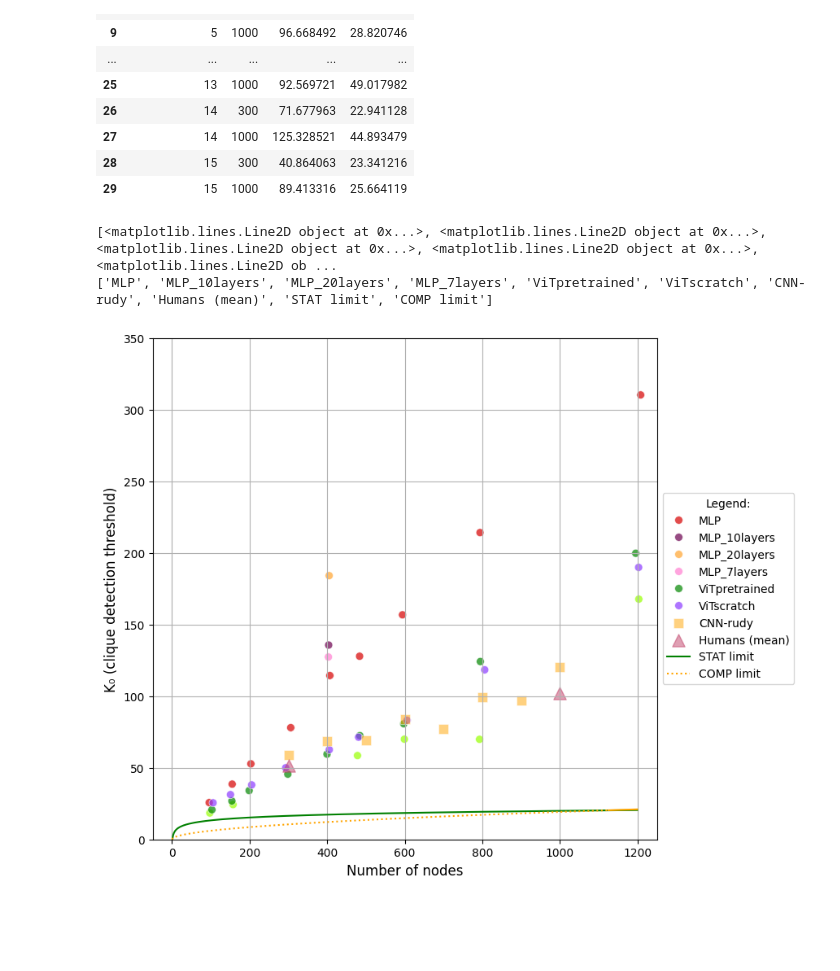
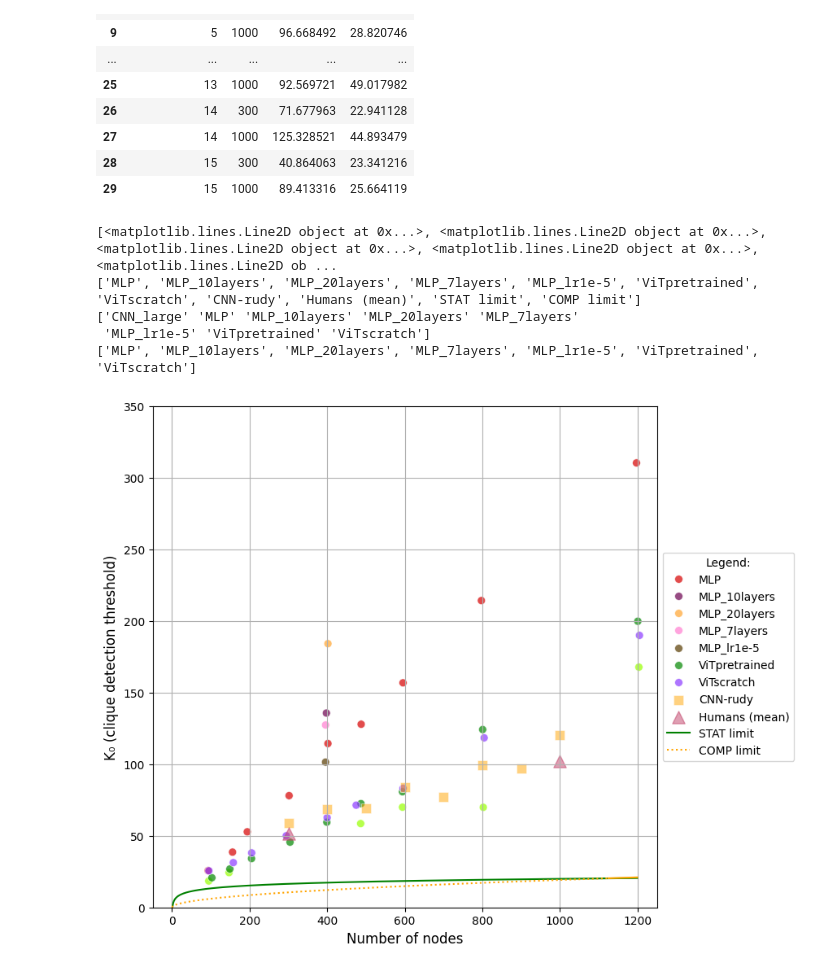
Before and after one commit to danieletirinnanzi/HUPLACLIP-analysis, a Jupyter notebook: data_analysis/HUPLACLIP-combined-analysis.ipynb, the cells around one changed output. Drawn from its saved outputs; the diff is of its cells as text; code cells hidden in the pictures; blank space fills up the shorter version.

```diff
--- a/data_analysis/HUPLACLIP-combined-analysis.ipynb
+++ b/data_analysis/HUPLACLIP-combined-analysis.ipynb
@@ -444,7 +445,7 @@ class MachinesAnalysisPipeline:
         self.experiment_name = experiment_name
 
         # Define names of all models
-        model_names = ['MLP', 'ViTscratch', 'ViTpretrained', 'Variance_test', 'CNN_large', 'MLP_7layers', 'MLP_10layers', 'MLP_20layers']   # ADD MODEL NAMES HERE AND IN PALETTE BELOW
+        model_names = ['MLP', 'ViTscratch', 'ViTpretrained', 'Variance_test', 'CNN_large', 'MLP_7layers', 'MLP_10layers', 'MLP_20layers', 'MLP_lr1e-5']   # ADD MODEL NAMES HERE AND IN PALETTE BELOW
         # defining custom palette:
         machines_palette = {
             'MLP': sns.color_palette(cc.glasbey, len(model_names))[0],
@@ -454,7 +455,8 @@ class MachinesAnalysisPipeline:
             'CNN_large': sns.color_palette(cc.glasbey, len(model_names))[4],
             'MLP_7layers': sns.color_palette(cc.glasbey, len(model_names))[5],
             'MLP_10layers': sns.color_palette(cc.glasbey, len(model_names))[6],
-            'MLP_20layers': sns.color_palette(cc.glasbey, len(model_names))[7]
+            'MLP_20layers': sns.color_palette(cc.glasbey, len(model_names))[7],
+            'MLP_lr1e-5': sns.color_palette(cc.glasbey, len(model_names))[8]
         }
         self.machines_palette = machines_palette
 
@@ -736,6 +738,15 @@ class MachinesAnalysisPipeline:
 
         # Set title:
         ax.set_title('Machines: K₀ as a function of N', size=14)
+
+        # Save plot as high resolution svg:
+        # - Without variance test
+        plt.savefig(f'./plots/{self.experiment_name}/machines/machines-graph_{self.experiment_name}.svg', dpi=300, bbox_inches="tight")
+        plt.savefig(f'./plots/{self.experiment_name}/machines/machines-graph_{self.experiment_name}.png', dpi=300, bbox_inches="tight")
+        # - With variance test
+        # plt.savefig(f'./plots/{self.experiment_name}/machines/machines-graph_{self.experiment_name}_Variance-test.svg', dpi=300, bbox_inches="tight")
+        # plt.savefig(f'./plots/{self.experiment_name}/machines/machines-graph_{self.experiment_name}_Variance-test.png', dpi=300, bbox_inches="tight")
+
         plt.show()
 
         print("|Completed generating main plot.")
@@ -995,6 +1006,7 @@ for i, N_value in enumerate(df_machines_fitted_params['N'].unique()):
     jittered_x = current_fitted_params['N'] + np.random.uniform(-8, 8, size=len(current_fitted_params))
 
     # Draw scatterplot with jittered x values (only drawing one legend)
+    # TO FIX: NOW THE LEGEND CONTAINS ALL MLP VARIANTS BUT DOES NOT CONTAIN CNN_large
     sns.scatterplot(data=current_fitted_params, x=jittered_x, y='K0', hue='model',
                     palette=machines_palette_filtered, legend=(N_value == 400), s=50, ax=ax, alpha=0.7) # Only draw legend for N=400 (contains MLP variants)
 
@@ -1037,35 +1049,41 @@ ax.set_ylim(0, 350) # without variance test
 # Customize legend:
 handles, labels = ax.get_legend_handles_labels()
 
+# TO FIX: after this, the legend does not contain the CNN_large model (not present at N=400)
 print(handles)
 print(labels)
 
 filtered_handles = []
 filtered_labels = []
 
 # List of labels you want to keep in the legend
-labels_to_keep = df_machines_fitted_params['model'].values
+labels_to_keep = np.unique(df_machines_fitted_params['model'].values)
+print(labels_to_keep)
 
 for handle, label in zip(handles, labels):
-    if label in labels_to_keep:
+    if label in labels_to_keep or label in ['CNN_large']:
         filtered_handles.append(handle)
         filtered_labels.append(label)
+print(filtered_labels)
 
 # Add a custom legend with only the desired elements
 ax.legend(handles, labels, loc='center left', bbox_to_anchor=(1, 0.5), title='Legend:')
 
 plt.grid()
 
 # Save plot as high resolution svg:
 # - Without variance test
 plt.savefig(f'./plots/{exp_name}/comparison-graph_{exp_name}.svg', dpi=300, bbox_inches="tight")
 plt.savefig(f'./plots/{exp_name}/comparison-graph_{exp_name}.png', dpi=300, bbox_inches="tight")
 # - With variance test
 # plt.savefig(f'./plots/{exp_name}/comparison-graph_{exp_name}_Variance-test.svg', dpi=300, bbox_inches="tight")
 # plt.savefig(f'./plots/{exp_name}/comparison-graph_{exp_name}_Variance-test.png', dpi=300, bbox_inches="tight")
 
 plt.show()
 # %% [output]
 [<matplotlib.lines.Line2D object at 0x...>, <matplotlib.lines.Line2D object at 0x...>, <matplotlib.lines.Line2D object at 0x...>, <matplotlib.lines.Line2D object at 0x...>, <matplotlib.lines.Line2D ob ...
-['MLP', 'MLP_10layers', 'MLP_20layers', 'MLP_7layers', 'ViTpretrained', 'ViTscratch', 'CNN-rudy', 'Humans (mean)', 'STAT limit', 'COMP limit']
+['MLP', 'MLP_10layers', 'MLP_20layers', 'MLP_7layers', 'MLP_lr1e-5', 'ViTpretrained', 'ViTscratch', 'CNN-rudy', 'Humans (mean)', 'STAT limit', 'COMP limit']
+['CNN_large' 'MLP' 'MLP_10layers' 'MLP_20layers' 'MLP_7layers'
+ 'MLP_lr1e-5' 'ViTpretrained' 'ViTscratch']
+['MLP', 'MLP_10layers', 'MLP_20layers', 'MLP_7layers', 'MLP_lr1e-5', 'ViTpretrained', 'ViTscratch']
-[figure, old version]
+[figure, new version]
```
Also changed, not shown: parts of 2 cells of this notebook, 7 other files.
